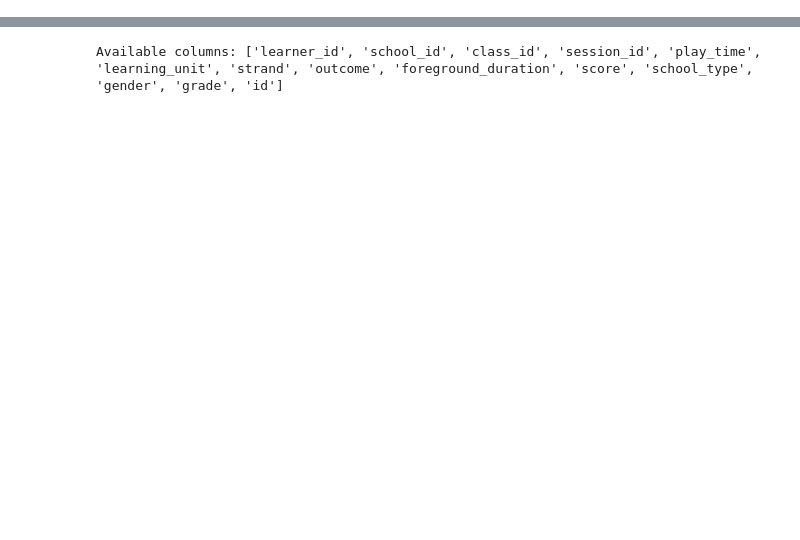
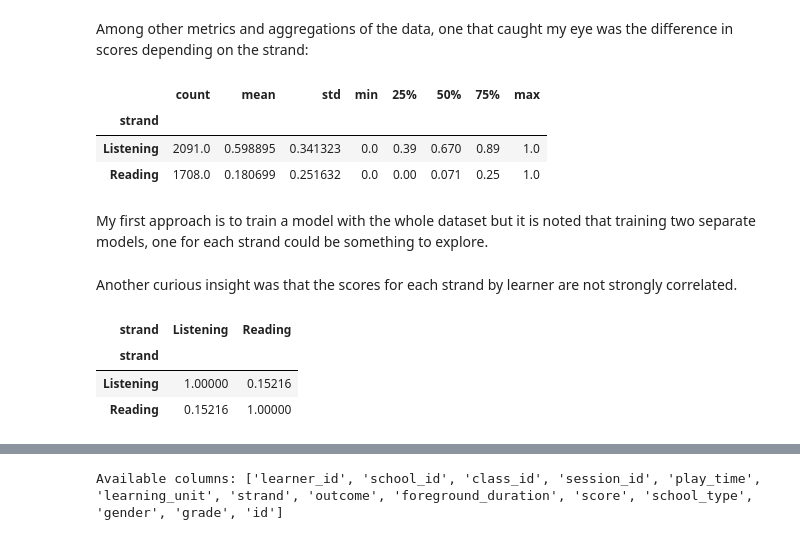
Before and after one commit to cesarrodrig/learner_evaluator, a Jupyter notebook: modeling/static_modeling.ipynb, the cells around one changed output, grey strips where cells are left out. Cells and saved outputs as stored; diff of their text form; code cells hidden in the pictures; blank space fills up the shorter version.

```diff
--- a/modeling/static_modeling.ipynb
+++ b/modeling/static_modeling.ipynb
@@ -21,0 +58,20 @@ from app.constants import DATA_DIR, MODELS_DIR
+# %% [markdown]
+Among other metrics and aggregations of the data, one that caught my eye was the difference in scores depending on the strand:
+# %%
+activity_df.groupby("strand").score.describe()
+# %% [output]
+|  | count | mean | std | min | 25% | 50% | 75% | max |
+| strand |  |  |  |  |  |  |  |  |
+| Listening | 2091.0 | 0.598895 | 0.341323 | 0.0 | 0.39 | 0.670 | 0.89 | 1.0 |
+| Reading | 1708.0 | 0.180699 | 0.251632 | 0.0 | 0.00 | 0.071 | 0.25 | 1.0 |
+# %% [markdown]
+My first approach is to train a model with the whole dataset but it is noted that training two separate models, one for each strand could be something to explore.
+# %% [markdown]
+Another curious insight was that the scores for each strand by learner are not strongly correlated.
+# %%
+activity_df.groupby(["learner_id", "strand"]).score.mean().unstack().corr()
+# %% [output]
+| strand | Listening | Reading |
+| strand |  |  |
+| Listening | 1.00000 | 0.15216 |
+| Reading | 0.15216 | 1.00000 |
```
Also changed, not shown: parts of 46 cells of this notebook, 2 other files.
